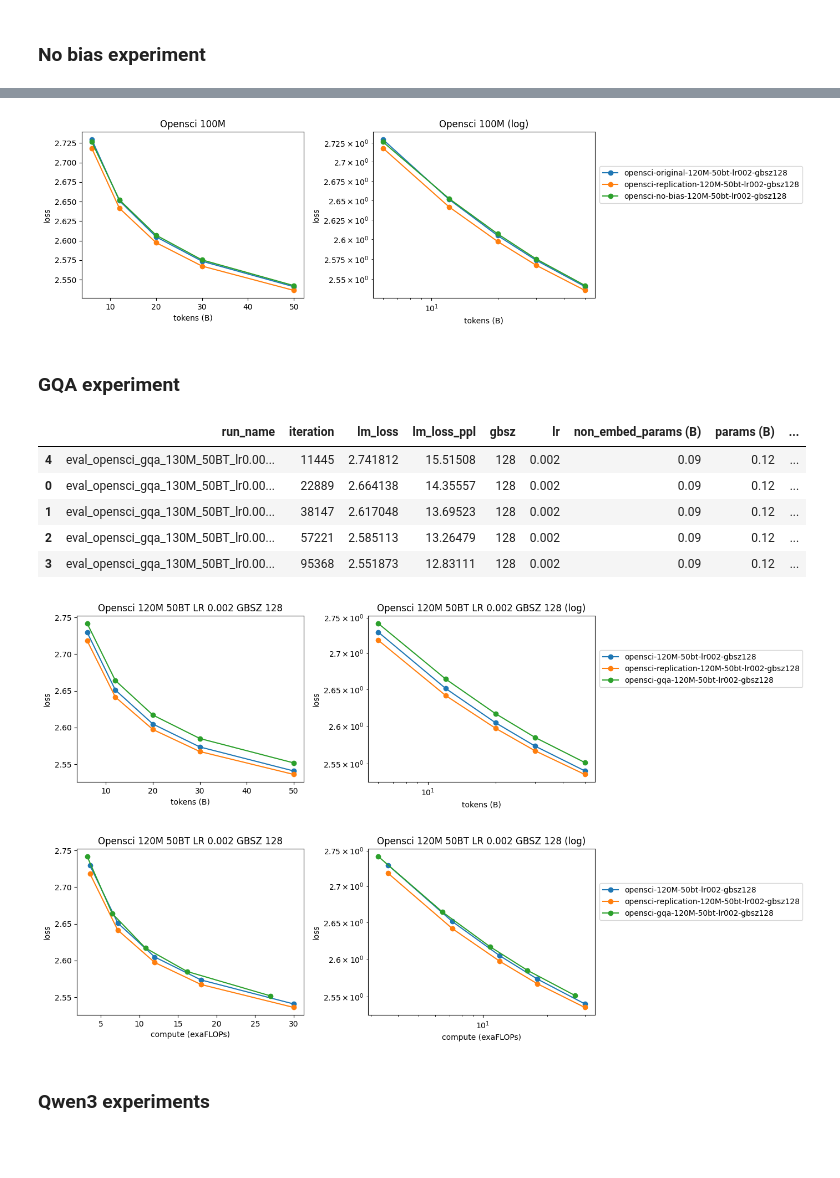
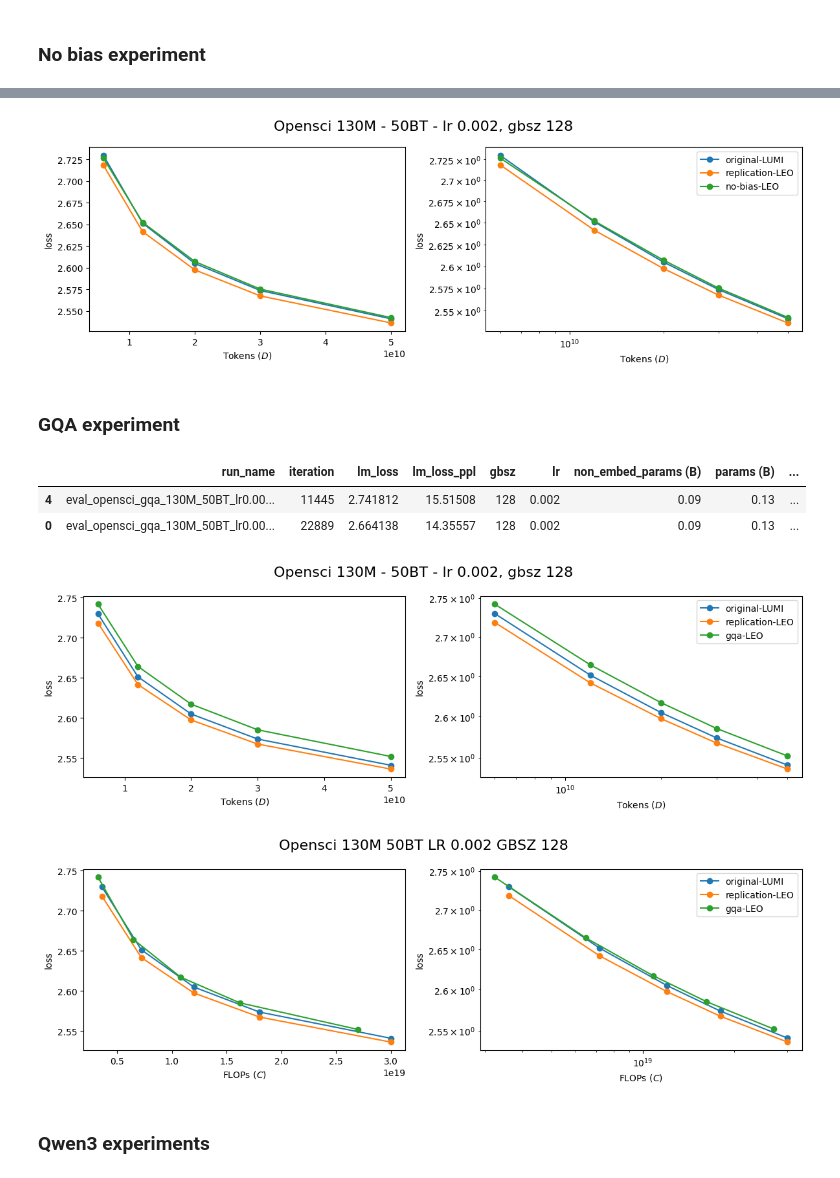
Before and after one commit to OpenEuroLLM/oellm-autoexp, a Jupyter notebook: analysis.ipynb, the cells around one changed output, grey strips where cells are left out. Drawn from its saved outputs; the diff is of its cells as text; code cells hidden in the pictures; blank space fills up the shorter version.

```diff
--- a/analysis.ipynb
+++ b/analysis.ipynb
@@ -208,11 +173,12 @@ opensci_120m_50bt_lr002_gbsz128
 # %%
-opensci_replication_120m_50bt_lr002_gbsz128 = pd.read_csv("results/eval_opensci_130M_50BT/val_loss_summary.csv")
-opensci_replication_120m_50bt_lr002_gbsz128["gbsz"] = 128
-opensci_replication_120m_50bt_lr002_gbsz128["lr"] = 0.002
-opensci_replication_120m_50bt_lr002_gbsz128["non_embed_params (B)"] = 0.10
-opensci_replication_120m_50bt_lr002_gbsz128["params (B)"] = 0.12
-opensci_replication_120m_50bt_lr002_gbsz128["model_name"] = "opensci-replication-120M-50bt-lr002-gbsz128"
-opensci_replication_120m_50bt_lr002_gbsz128 = calc_toks_flops(opensci_replication_120m_50bt_lr002_gbsz128)
-opensci_replication_120m_50bt_lr002_gbsz128
+opensci_replication_130M_50BT_lr002_gbsz128 = pd.read_csv("results/eval_opensci_130M_50BT/val_loss_summary.csv")
+opensci_replication_130M_50BT_lr002_gbsz128["gbsz"] = 128
+opensci_replication_130M_50BT_lr002_gbsz128["lr"] = 0.002
+opensci_replication_130M_50BT_lr002_gbsz128["non_embed_params (B)"] = 0.10
+opensci_replication_130M_50BT_lr002_gbsz128["params (B)"] = 0.13
+opensci_replication_130M_50BT_lr002_gbsz128["params"] = 124684992
+opensci_replication_130M_50BT_lr002_gbsz128["model_name"] = "opensci-replication-130M-50BT-lr002-gbsz128"
+opensci_replication_130M_50BT_lr002_gbsz128 = calc_toks_flops(opensci_replication_130M_50BT_lr002_gbsz128)
+opensci_replication_130M_50BT_lr002_gbsz128.head(2)
 # %% [output]
 |  | run_name | iteration | lm_loss | lm_loss_ppl | gbsz | lr | non_embed_params (B) | params (B) | ... |
@@ -254,60 +216,61 @@ opensci_no_bias_120m_50bt_lr002_gbsz128
 # %%
 plot_loss_curves(
     models={
-        "opensci-original-120M-50bt-lr002-gbsz128": opensci_120m_50bt_lr002_gbsz128,
-        "opensci-replication-120M-50bt-lr002-gbsz128": opensci_replication_120m_50bt_lr002_gbsz128,
-        "opensci-no-bias-120M-50bt-lr002-gbsz128": opensci_no_bias_120m_50bt_lr002_gbsz128,
+        "original-LUMI": opensci_130M_50BT_lr002_gbsz128,
+        "replication-LEO": opensci_replication_130M_50BT_lr002_gbsz128,
+        "no-bias-LEO": opensci_no_bias_130M_50BT_lr002_gbsz128,
     },
     x_axis="tokens",
-    title_base="Opensci 100M",
-    save_path="figures/token_loss_no_bias_opensci_120m_5bt.png"
+    title_base="Opensci 130M - 50BT - lr 0.002, gbsz 128",
+    save_path="figures/token_loss_no_bias_opensci_130M_5BT_lr002_gbsz128.png",
+    figsize=(12, 4)
 )
 # %% [output]
-[figure, old version]
+[figure, new version]
 # %% [markdown]
 ### GQA experiment
 # %%
-opensci_gqa_120m_50bt_lr002_gbsz128 = pd.read_csv("results/tests/eval_opensci_gqa_130M_50BT/val_loss_summary.csv")
-opensci_gqa_120m_50bt_lr002_gbsz128["gbsz"] = 128
-opensci_gqa_120m_50bt_lr002_gbsz128["lr"] = 0.002
-opensci_gqa_120m_50bt_lr002_gbsz128["non_embed_params (B)"] = 0.09
-opensci_gqa_120m_50bt_lr002_gbsz128["params (B)"] = 0.12
-opensci_gqa_120m_50bt_lr002_gbsz128["model_name"] = "opensci-gqa-120M-50bt-lr002-gbsz128"
-opensci_gqa_120m_50bt_lr002_gbsz128 = calc_toks_flops(opensci_gqa_120m_50bt_lr002_gbsz128)
-opensci_gqa_120m_50bt_lr002_gbsz128
+opensci_gqa_130M_50BT_lr002_gbsz128 = pd.read_csv("results/tests/eval_opensci_gqa_130M_50BT/val_loss_summary.csv")
+opensci_gqa_130M_50BT_lr002_gbsz128["gbsz"] = 128
+opensci_gqa_130M_50BT_lr002_gbsz128["lr"] = 0.002
+opensci_gqa_130M_50BT_lr002_gbsz128["non_embed_params (B)"] = 0.09
+opensci_gqa_130M_50BT_lr002_gbsz128["params (B)"] = 0.13
+opensci_gqa_130M_50BT_lr002_gbsz128["parameters"] = 118702944
+opensci_gqa_130M_50BT_lr002_gbsz128["model_name"] = "opensci-gqa-130M-50BT-lr002-gbsz128"
+opensci_gqa_130M_50BT_lr002_gbsz128 = calc_toks_flops(opensci_gqa_130M_50BT_lr002_gbsz128)
+opensci_gqa_130M_50BT_lr002_gbsz128.head(2)
 # %% [output]
 |  | run_name | iteration | lm_loss | lm_loss_ppl | gbsz | lr | non_embed_params (B) | params (B) | ... |
-| 4 | eval_opensci_gqa_130M_50BT_lr0.00... | 11445 | 2.741812 | 15.51508 | 128 | 0.002 | 0.09 | 0.12 | ... |
-| 0 | eval_opensci_gqa_130M_50BT_lr0.00... | 22889 | 2.664138 | 14.35557 | 128 | 0.002 | 0.09 | 0.12 | ... |
-| 1 | eval_opensci_gqa_130M_50BT_lr0.00... | 38147 | 2.617048 | 13.69523 | 128 | 0.002 | 0.09 | 0.12 | ... |
-| 2 | eval_opensci_gqa_130M_50BT_lr0.00... | 57221 | 2.585113 | 13.26479 | 128 | 0.002 | 0.09 | 0.12 | ... |
-| 3 | eval_opensci_gqa_130M_50BT_lr0.00... | 95368 | 2.551873 | 12.83111 | 128 | 0.002 | 0.09 | 0.12 | ... |
+| 4 | eval_opensci_gqa_130M_50BT_lr0.00... | 11445 | 2.741812 | 15.51508 | 128 | 0.002 | 0.09 | 0.13 | ... |
+| 0 | eval_opensci_gqa_130M_50BT_lr0.00... | 22889 | 2.664138 | 14.35557 | 128 | 0.002 | 0.09 | 0.13 | ... |
 # %%
 plot_loss_curves(
     models={
-        "opensci-120M-50bt-lr002-gbsz128": opensci_120m_50bt_lr002_gbsz128,
-        "opensci-replication-120M-50bt-lr002-gbsz128": opensci_replication_120m_50bt_lr002_gbsz128,
-        "opensci-gqa-120M-50bt-lr002-gbsz128": opensci_gqa_120m_50bt_lr002_gbsz128,
+        "original-LUMI": opensci_130M_50BT_lr002_gbsz128,
+        "replication-LEO": opensci_replication_130M_50BT_lr002_gbsz128,
+        "gqa-LEO": opensci_gqa_130M_50BT_lr002_gbsz128,
     },
     x_axis="tokens",
-    title_base="Opensci 120M 50BT LR 0.002 GBSZ 128",
-    save_path="figures/token_loss_gqa_opensci_120m_5bt.png"
+    title_base="Opensci 130M - 50BT - lr 0.002, gbsz 128",
+    save_path="figures/token_loss_gqa_opensci_130m_5bt.png",
+    figsize=(12, 4)
 )
 # %% [output]
-[figure, old version]
+[figure, new version]
 # %%
 plot_loss_curves(
     models={
-        "opensci-120M-50bt-lr002-gbsz128": opensci_120m_50bt_lr002_gbsz128,
-        "opensci-replication-120M-50bt-lr002-gbsz128": opensci_replication_120m_50bt_lr002_gbsz128,
-        "opensci-gqa-120M-50bt-lr002-gbsz128": opensci_gqa_120m_50bt_lr002_gbsz128,
+        "original-LUMI": opensci_130M_50BT_lr002_gbsz128,
+        "replication-LEO": opensci_replication_130M_50BT_lr002_gbsz128,
+        "gqa-LEO": opensci_gqa_130M_50BT_lr002_gbsz128,
     },
     x_axis="compute",
-    title_base="Opensci 120M 50BT LR 0.002 GBSZ 128",
-    save_path="figures/token_loss_gqa_opensci_120m_5bt.png"
+    title_base="Opensci 130M 50BT LR 0.002 GBSZ 128",
+    save_path="figures/compute_loss_gqa_opensci_130m_5bt.png",
+    figsize=(12, 4)
 )
 # %% [output]
-[figure, old version]
+[figure, new version]
 # %% [markdown]
 ### Qwen3 experiments
 # %%
```
Also changed, not shown: parts of 22 cells of this notebook.
